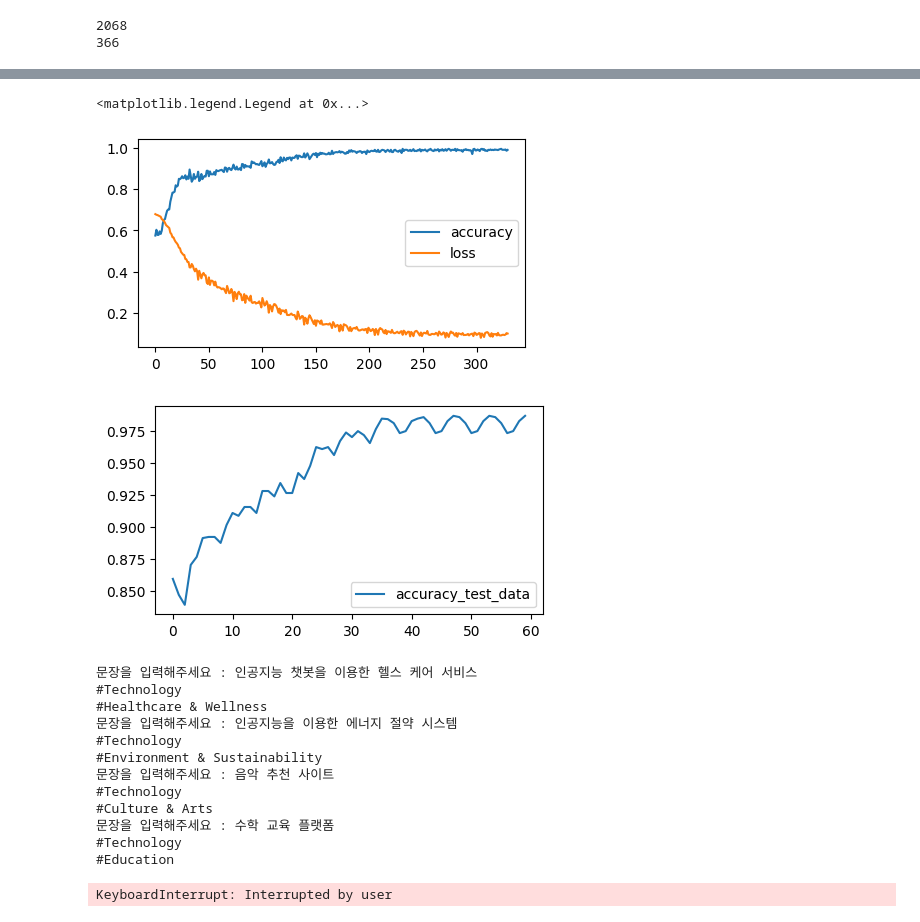
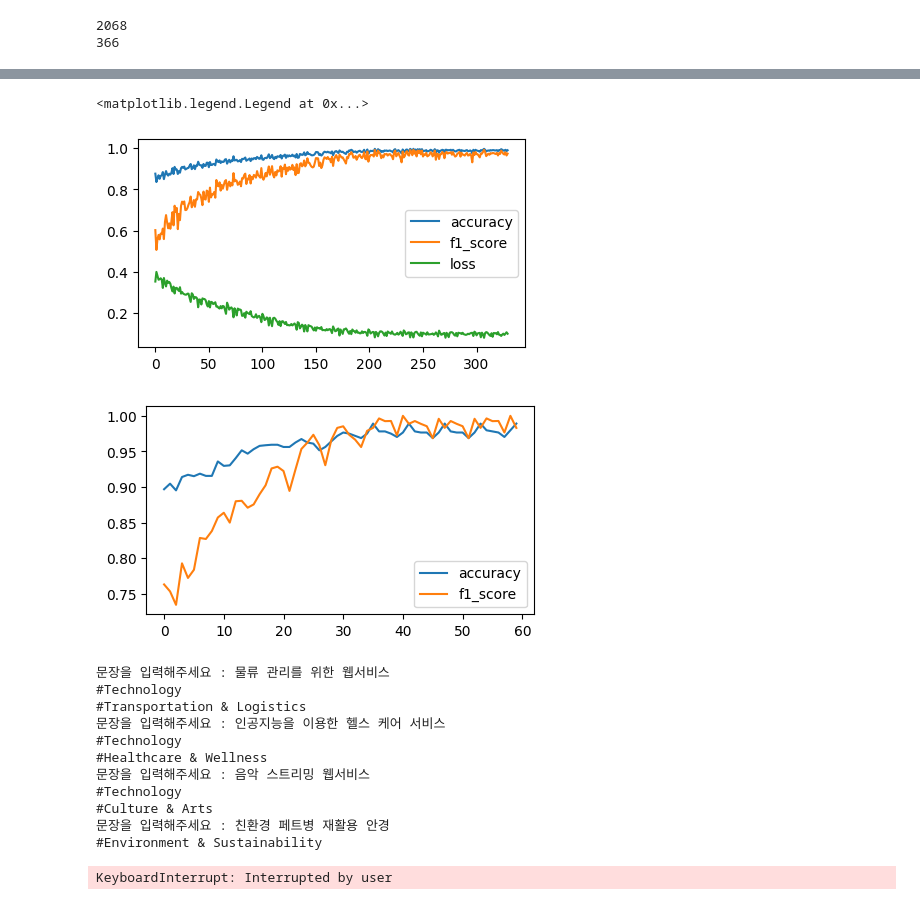
Before and after one commit to mmmosd/KoBERT_Classification, a Jupyter notebook: KoBERTag.ipynb, the cells around one changed output, grey strips where cells are left out. Saved outputs shown, nothing was run; the diff lists cells and outputs as text; code cells hidden in the pictures.

```diff
--- a/KoBERTag.ipynb
+++ b/KoBERTag.ipynb
@@ -273,6 +272,7 @@ warmup_step = int(t_total * warmup_ratio)
 scheduler = get_cosine_schedule_with_warmup(optimizer, num_warmup_steps=warmup_step, num_training_steps=t_total)
 # %%
 from sklearn.metrics import accuracy_score
+from sklearn.metrics import f1_score
 
 def accuracy(y_true,y_pred):
     y_true = np.array(y_true)
@@ -280,12 +280,18 @@ def accuracy(y_true,y_pred):
     y_pred=y_pred.T
     y_true=y_true.T
     acc_list=[]
-    for cate in range(0,y_pred.shape[0]):
+    for cate in range(y_pred.shape[0]):
         acc_list.append(accuracy_score(y_pred[cate],y_true[cate]))
     return sum(acc_list)/len(acc_list)
+
+def macro_f1_score(y_true, y_pred):
+    y_true = np.array(y_true)
+    y_pred = np.array(y_pred > 0.5, dtype=float)
+    f1_scores = f1_score(y_true, y_pred, average='micro')
+    return f1_scores
 # %%
-train_history = []
-test_history = []
+train_history = {'accuracy' : [], 'f1_score' : []}
+test_history = {'accuracy' : [], 'f1_score' : []}
 loss_history = []
 
 for e in range(num_epochs):
@@ -307,9 +313,11 @@ for e in range(num_epochs):
         scheduler.step()
 
         train_acc = accuracy(label.cpu().detach().numpy(), nn.Sigmoid()(out).cpu().detach().numpy())
+        train_f1 = macro_f1_score(label.cpu().detach().numpy(), nn.Sigmoid()(out).cpu().detach().numpy())
 
-        print("[train] epoch {} batch id {} loss {} acc {}".format(e+1, batch_id+1, loss.data.cpu().numpy(), train_acc))
-        train_history.append(train_acc)
+        print("[train] epoch {} batch id {} loss {} acc {} f1 {}".format(e+1, batch_id+1, loss.data.cpu().numpy(), train_acc, train_f1))
+        train_history['accuracy'].append(train_acc)
+        train_history['f1_score'].append(train_f1)
         loss_history.append(loss.data.cpu().numpy())
 
     model.eval()
@@ -319,8 +327,11 @@ for e in range(num_epochs):
         valid_length = valid_length
         label = label.long().to(device)
         out = model(token_ids, valid_length, segment_ids)
+
         test_acc = accuracy(label.cpu().detach().numpy(), out.cpu().detach().numpy())
+        test_f1 = macro_f1_score(label.cpu().detach().numpy(), nn.Sigmoid()(out).cpu().detach().numpy())
 
-        print("[test] epoch {} acc {}".format(e+1, test_acc))
-        test_history.append(test_acc)
+        print("[test] epoch {} acc {} f1 {}".format(e+1, test_acc, test_f1))
+        test_history['accuracy'].append(test_acc)
+        test_history['f1_score'].append(test_f1)
 # %% [output]
@@ -344,20 +355,22 @@ for e in range(num_epochs):
 # %%
 import matplotlib.pyplot as plt
 
 #train graph
 fig, ax = plt.subplots(figsize=(5, 2.7))
-ax.plot(np.arange(len(train_history)), train_history, label='accuracy')
+ax.plot(np.arange(len(train_history['accuracy'])), train_history['accuracy'], label='accuracy')
+ax.plot(np.arange(len(train_history['f1_score'])), train_history['f1_score'], label='f1_score')
 ax.plot(np.arange(len(loss_history)), loss_history, label='loss')
 ax.legend()
 
 #test graph
 fig, ax = plt.subplots(figsize=(5, 2.7))
-ax.plot(np.arange(len(test_history)), test_history, label='accuracy_test_data')
+ax.plot(np.arange(len(test_history['accuracy'])), test_history['accuracy'], label='accuracy')
+ax.plot(np.arange(len(test_history['f1_score'])), test_history['f1_score'], label='f1_score')
 ax.legend()
 # %% [output]
 <matplotlib.legend.Legend at 0x...>
-[figure, old version]
+[figure, new version]
-[figure, old version]
+[figure, new version]
 # %%
 torch.save(model, 'KoBERTag.pt')
 # %%
@@ -403,16 +416,15 @@ while (True):
   sentence = input("문장을 입력해주세요 : ")
   predict(sentence)
 # %% [output]
-문장을 입력해주세요 : 인공지능 챗봇을 이용한 헬스 케어 서비스
+문장을 입력해주세요 : 물류 관리를 위한 웹서비스
+#Technology
+#Transportation & Logistics
+문장을 입력해주세요 : 인공지능을 이용한 헬스 케어 서비스
 #Technology
 #Healthcare & Wellness
-문장을 입력해주세요 : 인공지능을 이용한 에너지 절약 시스템
-#Technology
-#Environment & Sustainability
-문장을 입력해주세요 : 음악 추천 사이트
+문장을 입력해주세요 : 음악 스트리밍 웹서비스
 #Technology
 #Culture & Arts
-문장을 입력해주세요 : 수학 교육 플랫폼
-#Technology
-#Education
+문장을 입력해주세요 : 친환경 페트병 재활용 안경
+#Environment & Sustainability
 KeyboardInterrupt: Interrupted by user
```
Also changed, not shown: parts of 6 cells of this notebook.
